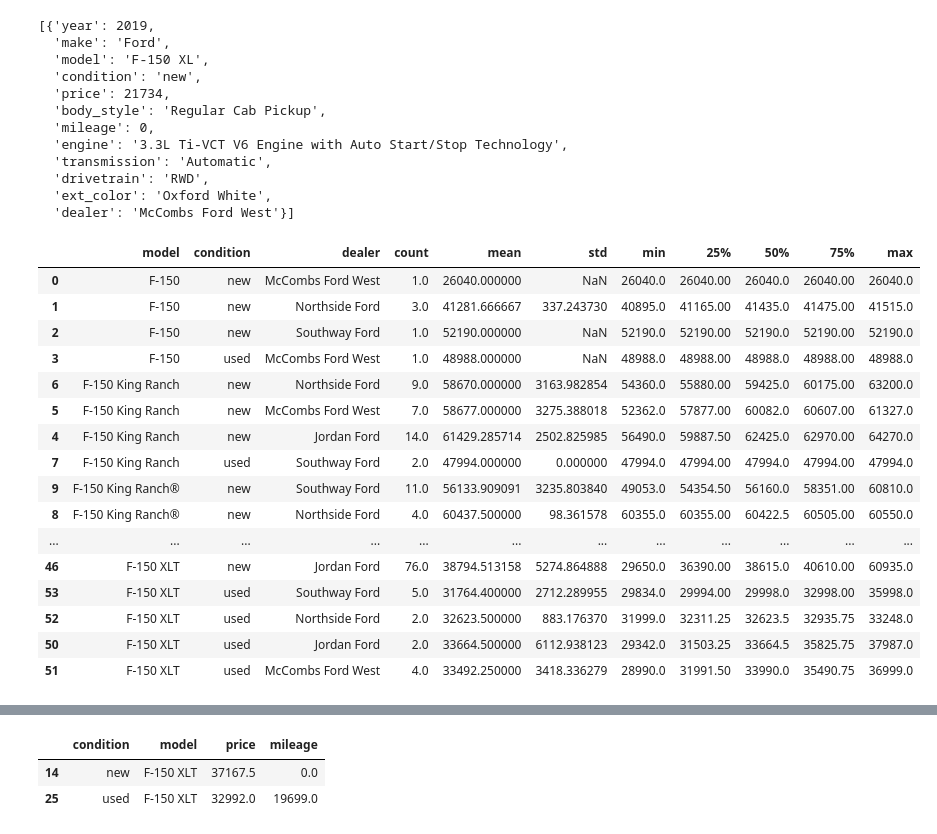
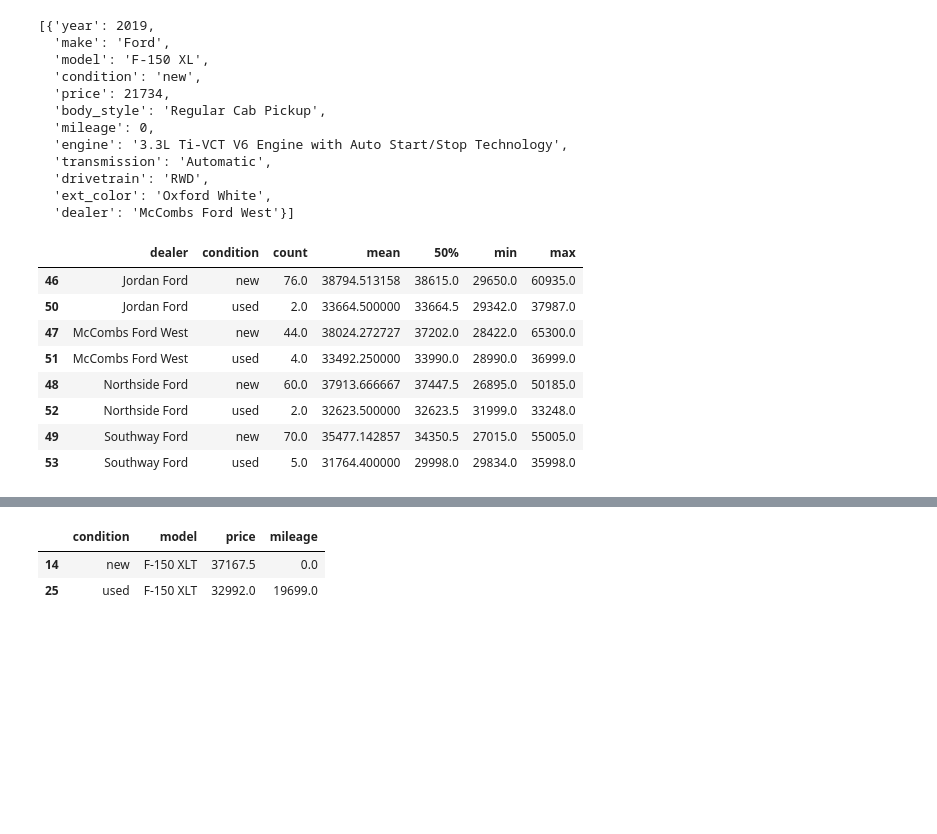
Before and after one commit to matthewzapata/vehicle_prices, a Jupyter notebook: testing_acquire_functions.ipynb, the cells around one changed output, grey strips where cells are left out. Saved outputs shown, nothing was run; the diff lists cells and outputs as text; code cells hidden in the pictures; blank space fills up the shorter version.

```diff
--- a/testing_acquire_functions.ipynb
+++ b/testing_acquire_functions.ipynb
@@ -241,22 +241,15 @@ df[df.price == df.price.min()].to_dict('r')
   'ext_color': 'Oxford White',
   'dealer': 'McCombs Ford West'}]
 # %%
-df.groupby(['model', 'condition', 'dealer']).price.describe().reset_index().sort_values(by=['model', 'condition', '50%'])
+df3 = df.groupby(['model', 'condition', 'dealer']).price.describe().reset_index().sort_values(by=['model', 'condition', '50%'])
+df3[df3.model == 'F-150 XLT'][['dealer', 'condition', 'count', 'mean', '50%', 'min', 'max']].sort_values(by='dealer')
 # %% [output]
-|  | model | condition | dealer | count | mean | std | min | 25% | 50% | 75% | max |
-| 0 | F-150 | new | McCombs Ford West | 1.0 | 26040.000000 | NaN | 26040.0 | 26040.00 | 26040.0 | 26040.00 | 26040.0 |
-| 1 | F-150 | new | Northside Ford | 3.0 | 41281.666667 | 337.243730 | 40895.0 | 41165.00 | 41435.0 | 41475.00 | 41515.0 |
-| 2 | F-150 | new | Southway Ford | 1.0 | 52190.000000 | NaN | 52190.0 | 52190.00 | 52190.0 | 52190.00 | 52190.0 |
-| 3 | F-150 | used | McCombs Ford West | 1.0 | 48988.000000 | NaN | 48988.0 | 48988.00 | 48988.0 | 48988.00 | 48988.0 |
-| 6 | F-150 King Ranch | new | Northside Ford | 9.0 | 58670.000000 | 3163.982854 | 54360.0 | 55880.00 | 59425.0 | 60175.00 | 63200.0 |
-| 5 | F-150 King Ranch | new | McCombs Ford West | 7.0 | 58677.000000 | 3275.388018 | 52362.0 | 57877.00 | 60082.0 | 60607.00 | 61327.0 |
-| 4 | F-150 King Ranch | new | Jordan Ford | 14.0 | 61429.285714 | 2502.825985 | 56490.0 | 59887.50 | 62425.0 | 62970.00 | 64270.0 |
-| 7 | F-150 King Ranch | used | Southway Ford | 2.0 | 47994.000000 | 0.000000 | 47994.0 | 47994.00 | 47994.0 | 47994.00 | 47994.0 |
-| 9 | F-150 King Ranch® | new | Southway Ford | 11.0 | 56133.909091 | 3235.803840 | 49053.0 | 54354.50 | 56160.0 | 58351.00 | 60810.0 |
-| 8 | F-150 King Ranch® | new | Northside Ford | 4.0 | 60437.500000 | 98.361578 | 60355.0 | 60355.00 | 60422.5 | 60505.00 | 60550.0 |
-| ... | ... | ... | ... | ... | ... | ... | ... | ... | ... | ... | ... |
-| 46 | F-150 XLT | new | Jordan Ford | 76.0 | 38794.513158 | 5274.864888 | 29650.0 | 36390.00 | 38615.0 | 40610.00 | 60935.0 |
-| 53 | F-150 XLT | used | Southway Ford | 5.0 | 31764.400000 | 2712.289955 | 29834.0 | 29994.00 | 29998.0 | 32998.00 | 35998.0 |
-| 52 | F-150 XLT | used | Northside Ford | 2.0 | 32623.500000 | 883.176370 | 31999.0 | 32311.25 | 32623.5 | 32935.75 | 33248.0 |
-| 50 | F-150 XLT | used | Jordan Ford | 2.0 | 33664.500000 | 6112.938123 | 29342.0 | 31503.25 | 33664.5 | 35825.75 | 37987.0 |
-| 51 | F-150 XLT | used | McCombs Ford West | 4.0 | 33492.250000 | 3418.336279 | 28990.0 | 31991.50 | 33990.0 | 35490.75 | 36999.0 |
+|  | dealer | condition | count | mean | 50% | min | max |
+| 46 | Jordan Ford | new | 76.0 | 38794.513158 | 38615.0 | 29650.0 | 60935.0 |
+| 50 | Jordan Ford | used | 2.0 | 33664.500000 | 33664.5 | 29342.0 | 37987.0 |
+| 47 | McCombs Ford West | new | 44.0 | 38024.272727 | 37202.0 | 28422.0 | 65300.0 |
+| 51 | McCombs Ford West | used | 4.0 | 33492.250000 | 33990.0 | 28990.0 | 36999.0 |
+| 48 | Northside Ford | new | 60.0 | 37913.666667 | 37447.5 | 26895.0 | 50185.0 |
+| 52 | Northside Ford | used | 2.0 | 32623.500000 | 32623.5 | 31999.0 | 33248.0 |
+| 49 | Southway Ford | new | 70.0 | 35477.142857 | 34350.5 | 27015.0 | 55005.0 |
+| 53 | Southway Ford | used | 5.0 | 31764.400000 | 29998.0 | 29834.0 | 35998.0 |
```
Also changed, not shown: parts of 1 cell of this notebook.
